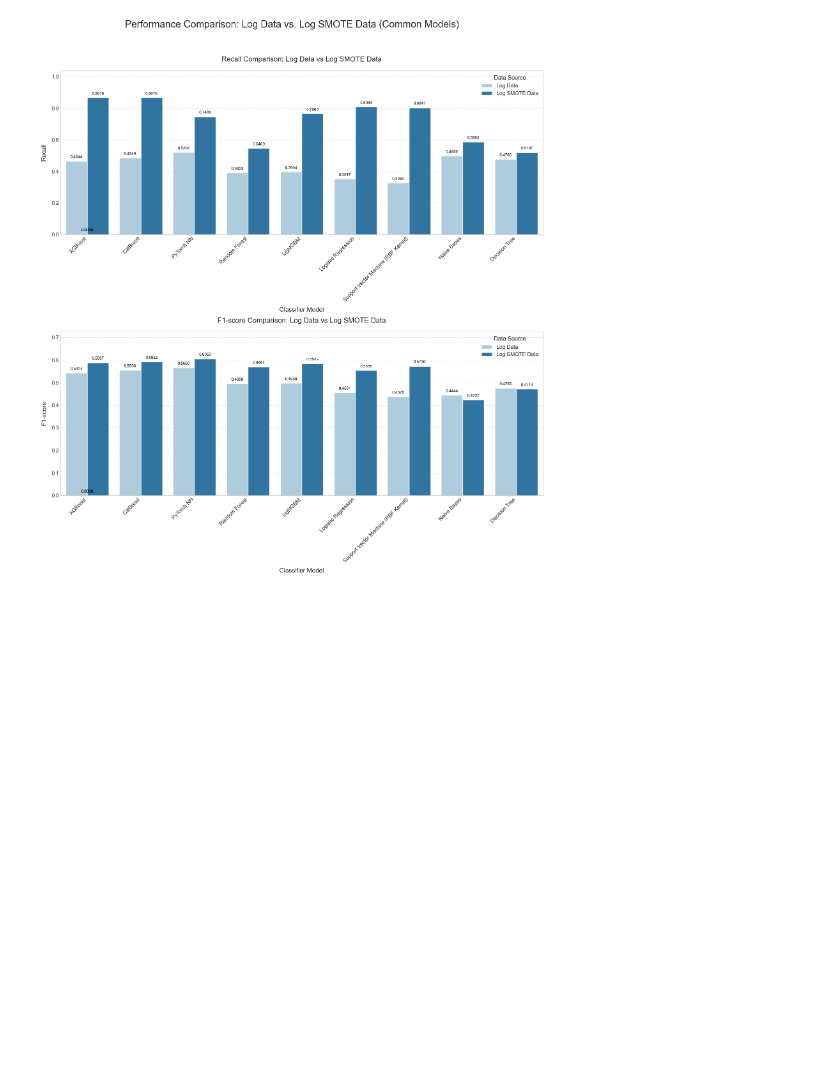
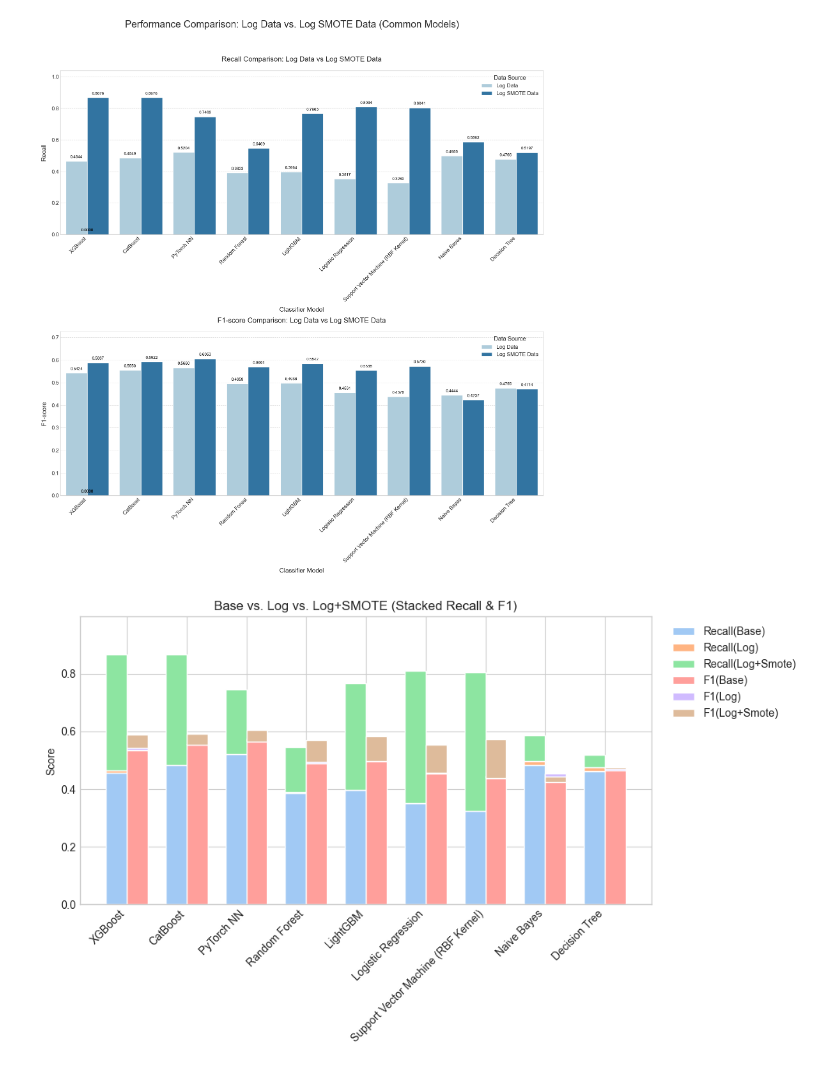
Before and after one commit to VivianOuou/Bank-Telemarketing, a Jupyter notebook: lxh/basline_log_smote.ipynb, the cells around one changed output. Drawn from its saved outputs; the diff is of its cells as text; code cells hidden in the pictures; blank space fills up the shorter version.

```diff
--- a/lxh/basline_log_smote.ipynb
+++ b/lxh/basline_log_smote.ipynb
@@ -1150,3 +1150,78 @@ plt.show()
 [figure]
 [figure]
 [figure]
+# %%
+# ...existing code...
+
+import numpy as np
+import matplotlib.pyplot as plt
+
+# 合并基准、log、log_smote的数据
+df_merged = pd.DataFrame({
+    'Model': common_models,
+    'Recall_Base': df_base['Recall'],
+    'Recall_Log': df_log['Recall'],
+    'Recall_Smote': df_log_smote_common['Recall'],
+    'F1_Base': df_base['F1-score'],
+    'F1_Log': df_log['F1-score'],
+    'F1_Smote': df_log_smote_common['F1-score']
+})
+
+# 分别计算log与smote相对前者的差值，用于累计柱状图
+df_merged['Recall_diff_log'] = df_merged['Recall_Log'] - df_merged['Recall_Base']
+df_merged['Recall_diff_smote'] = df_merged['Recall_Smote'] - df_merged['Recall_Log']
+df_merged['F1_diff_log'] = df_merged['F1_Log'] - df_merged['F1_Base']
+df_merged['F1_diff_smote'] = df_merged['F1_Smote'] - df_merged['F1_Log']
+
+x = np.arange(len(df_merged))
+bar_width = 0.35
+
+fig, ax = plt.subplots(figsize=(10, 6))
+
+# 绘制Recall的累计柱状 (左侧)
+ax.bar(x - bar_width/2,
+       df_merged['Recall_Base'],
+       width=bar_width,
+       label='Recall(Base)')
+
+ax.bar(x - bar_width/2,
+       df_merged['Recall_diff_log'],
+       width=bar_width,
+       bottom=df_merged['Recall_Base'],
+       label='Recall(Log)')
+
+ax.bar(x - bar_width/2,
+       df_merged['Recall_diff_smote'],
+       width=bar_width,
+       bottom=df_merged['Recall_Base'] + df_merged['Recall_diff_log'],
+       label='Recall(Log+Smote)')
+
+# 绘制F1的累计柱状 (右侧)
+ax.bar(x + bar_width/2,
+       df_merged['F1_Base'],
+       width=bar_width,
+       label='F1(Base)')
+
+ax.bar(x + bar_width/2,
+       df_merged['F1_diff_log'],
+       width=bar_width,
+       bottom=df_merged['F1_Base'],
+       label='F1(Log)')
+
+ax.bar(x + bar_width/2,
+       df_merged['F1_diff_smote'],
+       width=bar_width,
+       bottom=df_merged['F1_Base'] + df_merged['F1_diff_log'],
+       label='F1(Log+Smote)')
+
+# X轴标签与美化
+ax.set_xticks(x)
+ax.set_xticklabels(df_merged['Model'], rotation=45, ha='right')
+ax.set_ylim(0, max(df_merged['Recall_Smote'].max(), df_merged['F1_Smote'].max()) * 1.15)
+ax.set_ylabel('Score')
+ax.set_title('Base vs. Log vs. Log+SMOTE (Stacked Recall & F1)')
+ax.legend(bbox_to_anchor=(1.02, 1), loc='upper left')
+plt.tight_layout()
+plt.show()
+# %% [output]
+[figure, added]
```
